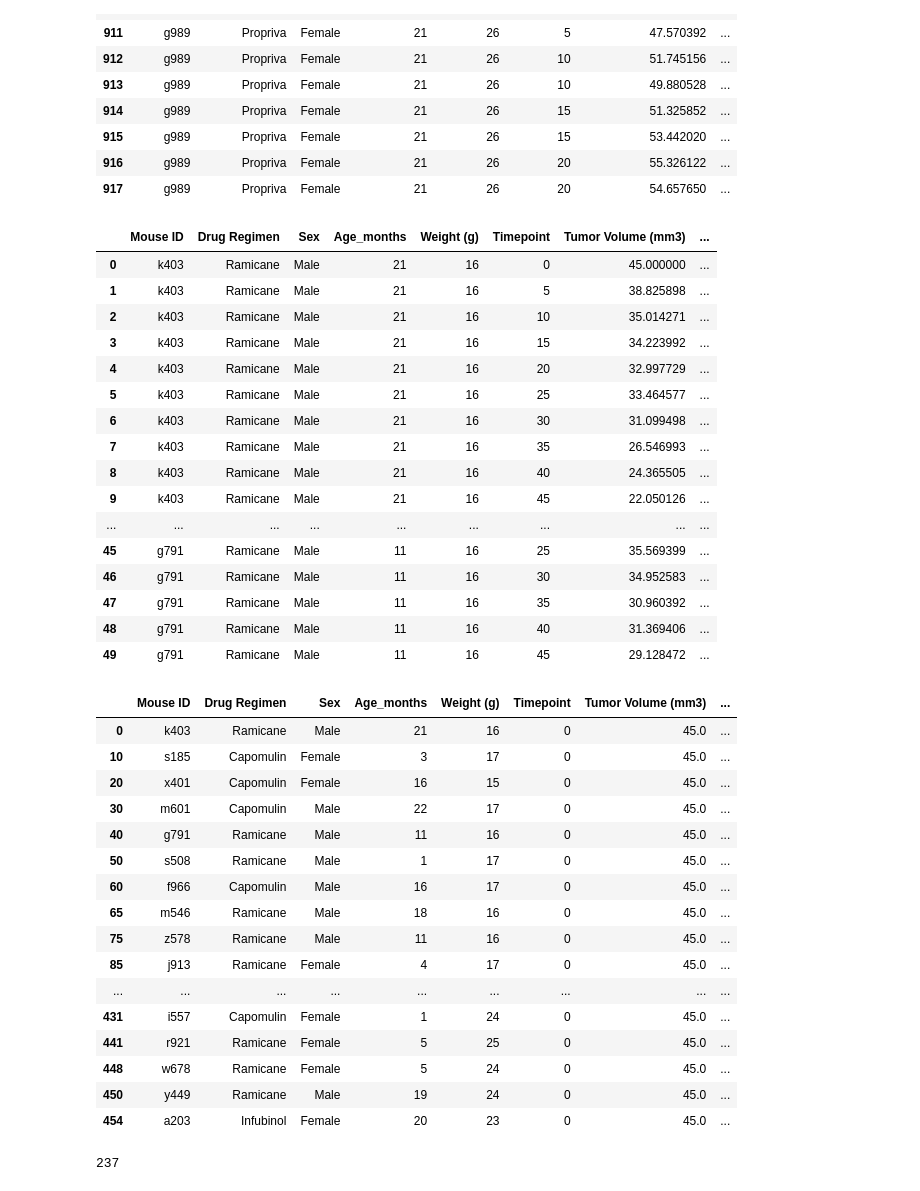
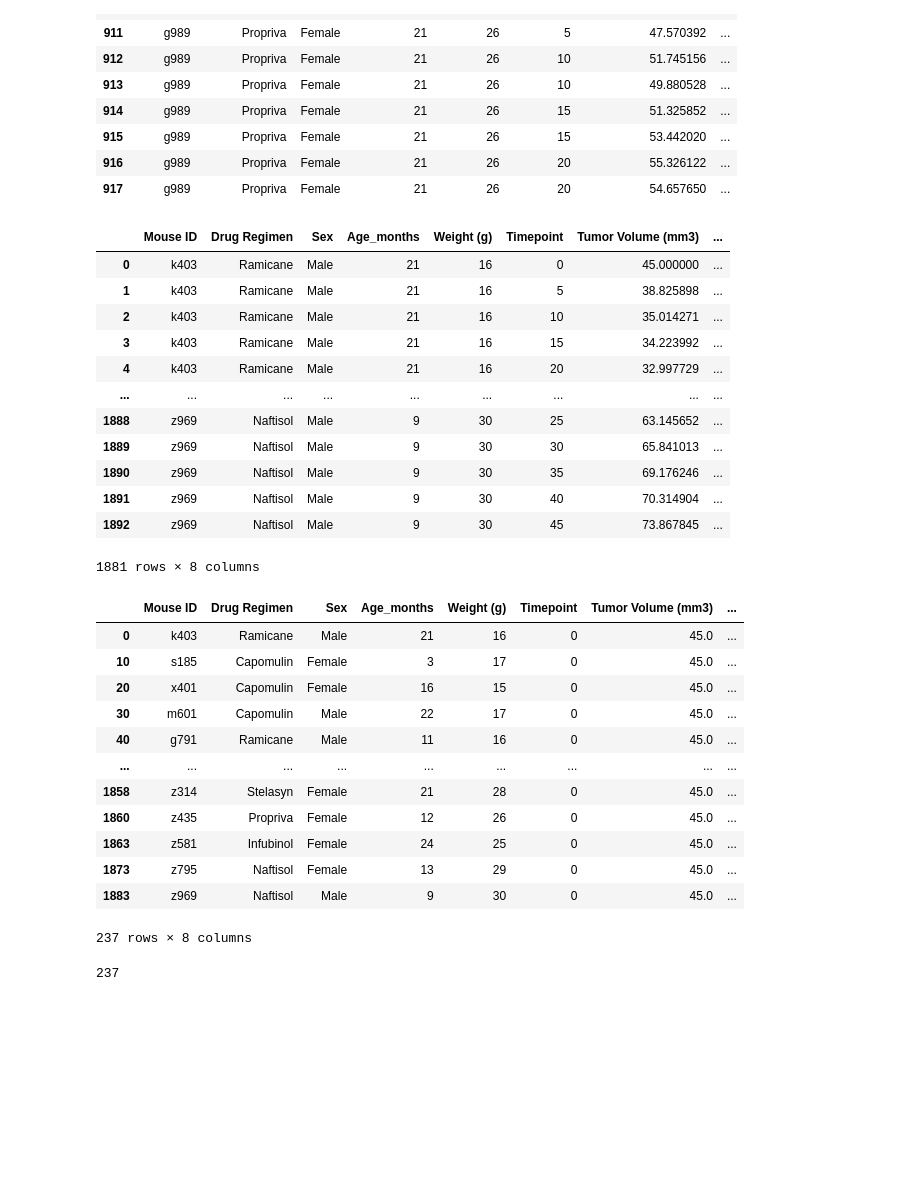
Before and after one commit to GLiberatos/DataVisualization-Challenge, a Jupyter notebook: pymaceuticals_starter.ipynb, the cells around one changed output. Drawn from its saved outputs; the diff is of its cells as text; code cells hidden in the pictures; blank space fills up the shorter version.

```diff
--- a/pymaceuticals_starter.ipynb
+++ b/pymaceuticals_starter.ipynb
@@ -71,7 +71,7 @@ mouse_study_dups
 mouse_study_ids = mouse_study_df[mouse_study_df.duplicated(subset=['Mouse ID'], keep=False)]['Mouse ID'].unique()
 mouse_data_dups = mouse_study_df[mouse_study_df['Mouse ID'].isin(mouse_study_ids)]
 
-mouse_data_dups.head(50)
+mouse_data_dups
 # %% [output]
 |  | Mouse ID | Drug Regimen | Sex | Age_months | Weight (g) | Timepoint | Tumor Volume (mm3) | ... |
 | 0 | k403 | Ramicane | Male | 21 | 16 | 0 | 45.000000 | ... |
@@ -79,41 +79,33 @@ mouse_data_dups.head(50)
 | 2 | k403 | Ramicane | Male | 21 | 16 | 10 | 35.014271 | ... |
 | 3 | k403 | Ramicane | Male | 21 | 16 | 15 | 34.223992 | ... |
 | 4 | k403 | Ramicane | Male | 21 | 16 | 20 | 32.997729 | ... |
-| 5 | k403 | Ramicane | Male | 21 | 16 | 25 | 33.464577 | ... |
-| 6 | k403 | Ramicane | Male | 21 | 16 | 30 | 31.099498 | ... |
-| 7 | k403 | Ramicane | Male | 21 | 16 | 35 | 26.546993 | ... |
-| 8 | k403 | Ramicane | Male | 21 | 16 | 40 | 24.365505 | ... |
-| 9 | k403 | Ramicane | Male | 21 | 16 | 45 | 22.050126 | ... |
 | ... | ... | ... | ... | ... | ... | ... | ... | ... |
-| 45 | g791 | Ramicane | Male | 11 | 16 | 25 | 35.569399 | ... |
-| 46 | g791 | Ramicane | Male | 11 | 16 | 30 | 34.952583 | ... |
-| 47 | g791 | Ramicane | Male | 11 | 16 | 35 | 30.960392 | ... |
-| 48 | g791 | Ramicane | Male | 11 | 16 | 40 | 31.369406 | ... |
-| 49 | g791 | Ramicane | Male | 11 | 16 | 45 | 29.128472 | ... |
+| 1888 | z969 | Naftisol | Male | 9 | 30 | 25 | 63.145652 | ... |
+| 1889 | z969 | Naftisol | Male | 9 | 30 | 30 | 65.841013 | ... |
+| 1890 | z969 | Naftisol | Male | 9 | 30 | 35 | 69.176246 | ... |
+| 1891 | z969 | Naftisol | Male | 9 | 30 | 40 | 70.314904 | ... |
+| 1892 | z969 | Naftisol | Male | 9 | 30 | 45 | 73.867845 | ... |
+1881 rows × 8 columns
 # %%
 # Create a clean DataFrame by dropping the duplicate mouse by its ID.
 
 mouse_no_dups = mouse_data_dups.drop_duplicates(subset = 'Mouse ID')
 
-mouse_no_dups.head(50)
+mouse_no_dups
 # %% [output]
 |  | Mouse ID | Drug Regimen | Sex | Age_months | Weight (g) | Timepoint | Tumor Volume (mm3) | ... |
 | 0 | k403 | Ramicane | Male | 21 | 16 | 0 | 45.0 | ... |
 | 10 | s185 | Capomulin | Female | 3 | 17 | 0 | 45.0 | ... |
 | 20 | x401 | Capomulin | Female | 16 | 15 | 0 | 45.0 | ... |
 | 30 | m601 | Capomulin | Male | 22 | 17 | 0 | 45.0 | ... |
 | 40 | g791 | Ramicane | Male | 11 | 16 | 0 | 45.0 | ... |
-| 50 | s508 | Ramicane | Male | 1 | 17 | 0 | 45.0 | ... |
-| 60 | f966 | Capomulin | Male | 16 | 17 | 0 | 45.0 | ... |
-| 65 | m546 | Ramicane | Male | 18 | 16 | 0 | 45.0 | ... |
-| 75 | z578 | Ramicane | Male | 11 | 16 | 0 | 45.0 | ... |
-| 85 | j913 | Ramicane | Female | 4 | 17 | 0 | 45.0 | ... |
 | ... | ... | ... | ... | ... | ... | ... | ... | ... |
-| 431 | i557 | Capomulin | Female | 1 | 24 | 0 | 45.0 | ... |
-| 441 | r921 | Ramicane | Female | 5 | 25 | 0 | 45.0 | ... |
-| 448 | w678 | Ramicane | Female | 5 | 24 | 0 | 45.0 | ... |
-| 450 | y449 | Ramicane | Male | 19 | 24 | 0 | 45.0 | ... |
-| 454 | a203 | Infubinol | Female | 20 | 23 | 0 | 45.0 | ... |
+| 1858 | z314 | Stelasyn | Female | 21 | 28 | 0 | 45.0 | ... |
+| 1860 | z435 | Propriva | Female | 12 | 26 | 0 | 45.0 | ... |
+| 1863 | z581 | Infubinol | Female | 24 | 25 | 0 | 45.0 | ... |
+| 1873 | z795 | Naftisol | Female | 13 | 29 | 0 | 45.0 | ... |
+| 1883 | z969 | Naftisol | Male | 9 | 30 | 0 | 45.0 | ... |
+237 rows × 8 columns
 # %%
 # Checking the number of mice in the clean DataFrame.
 
```
Also changed, not shown: parts of 2 cells of this notebook.
